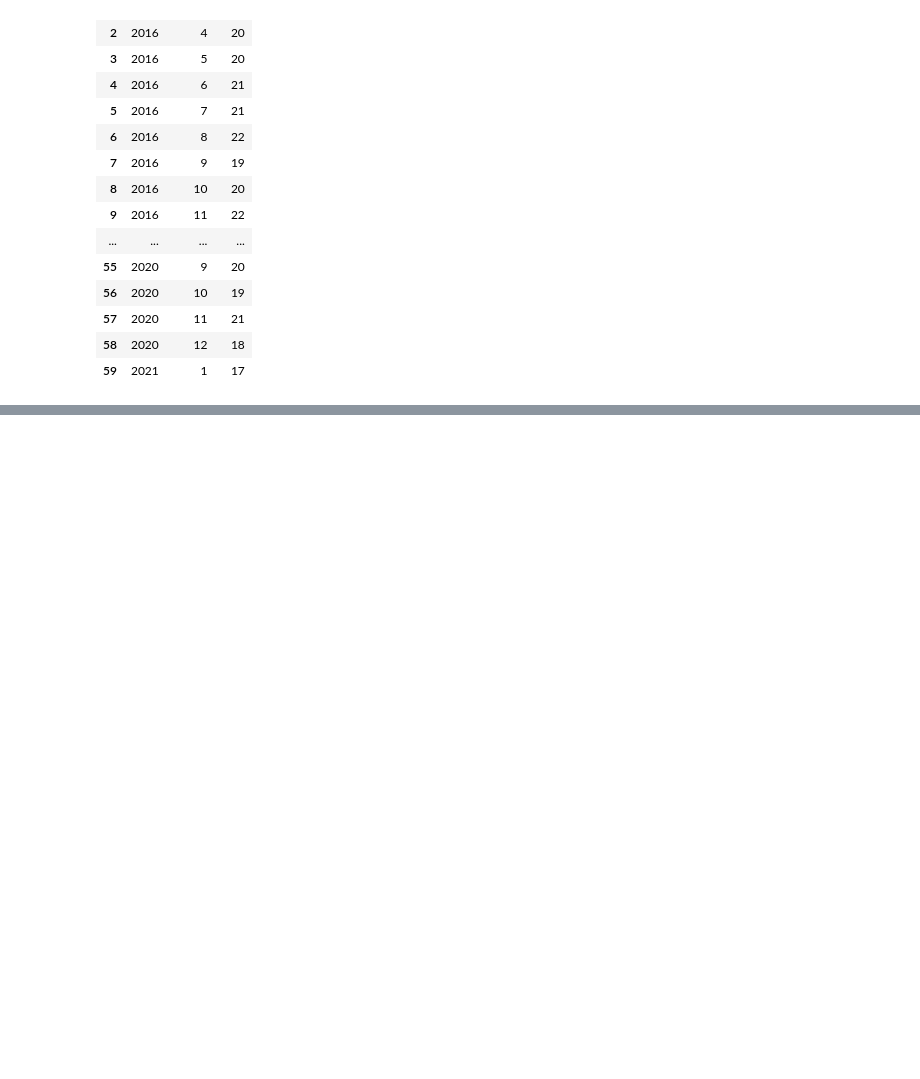
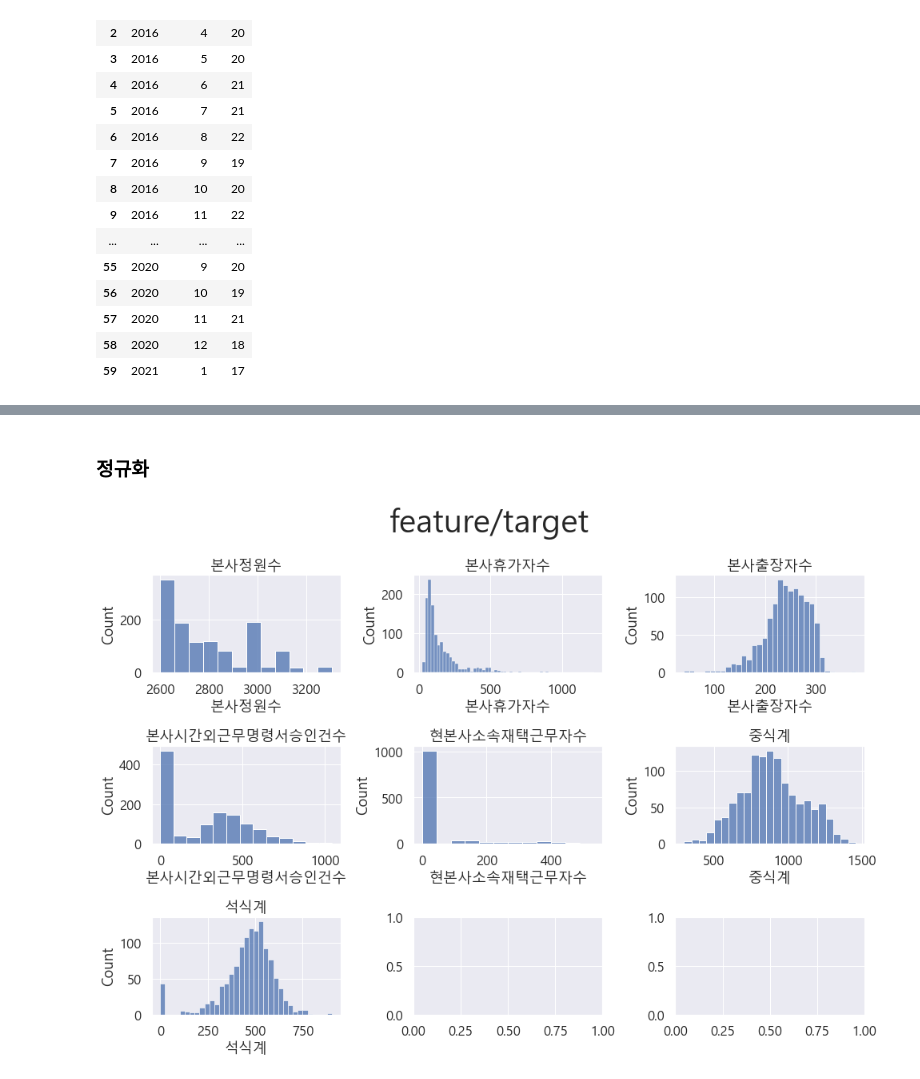
Before and after one commit to Yeony54/AI_Study_Notes, a Jupyter notebook: Machine Learning/02_Predict_Food_Demand/Predict_Food_Demand_EDA.ipynb, the cells around one changed output, grey strips where cells are left out. Cells and saved outputs as stored; diff of their text form; code cells hidden in the pictures; blank space fills up the shorter version.

```diff
--- a/Machine Learning/02_Predict_Food_Demand/Predict_Food_Demand_EDA.ipynb
+++ b/Machine Learning/02_Predict_Food_Demand/Predict_Food_Demand_EDA.ipynb
@@ -675,0 +711,38 @@ df_train.groupby(['year','month'], as_index=False)['date'].count()
+# %% [markdown]
+### 정규화
+# %%
+from scipy import stats
+from sklearn.preprocessing import MinMaxScaler
+
+feature = ['본사정원수', '본사휴가자수', '본사출장자수', '본사시간외근무명령서승인건수',
+       '현본사소속재택근무자수', '중식계', '석식계']
+
+scaler = MinMaxScaler()
+df_train_1 = df_train[feature]
+df_train_1 = scaler.fit(df_train_1).transform(df_train_1)
+df_train_1 = pd.DataFrame(df_train_1)
+df_train_1.columns = [feature]
+
+fig, ax = plt.subplots(3, 3, figsize = (14, 10))
+
+plt.suptitle('feature/target', fontsize=40)
+
+xvalue = 0
+yvalue = 0
+
+for xstr in feature:
+    sns.histplot(data = df_train[xstr], ax=ax[yvalue][xvalue])
+#     sns.histplot(data = df_train_1[xstr], ax=ax[yvalue][xvalue])
+
+    ax[yvalue][xvalue].set_title(xstr)
+
+    if xvalue == 2:
+        xvalue = 0
+        yvalue += 1
+    else :
+        xvalue += 1
+
+plt.tight_layout()
+plt.show()
+# %% [output]
+[figure, added]
```
Also changed, not shown: parts of 29 cells of this notebook, 5 other files.
